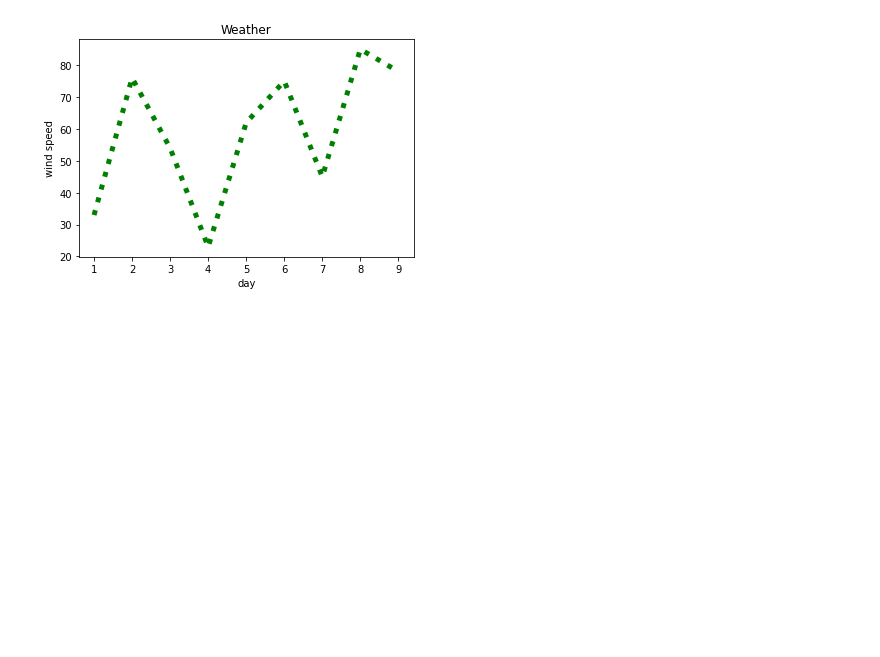
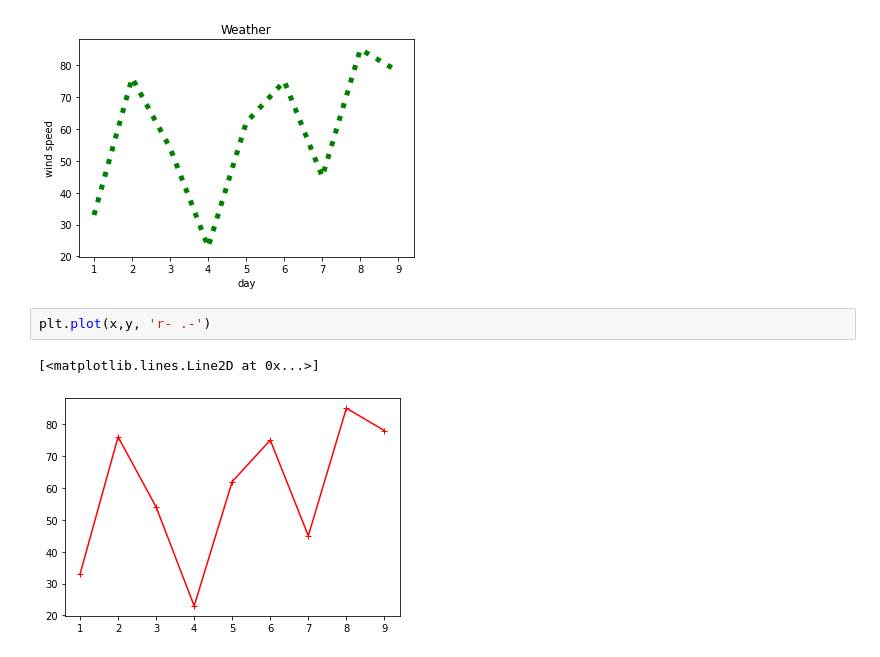
Before and after one commit to nikhil2008github/Data-ops, a Jupyter notebook: matplotlib.ipynb, the cells around one changed output. Saved outputs shown, nothing was run; the diff lists cells and outputs as text; blank space fills up the shorter version.

```diff
--- a/matplotlib.ipynb
+++ b/matplotlib.ipynb
@@ -31,3 +31,8 @@ plt.plot(x,y,color ='green', linewidth = 5, linestyle = "dotted")
 # %% [output]
 [<matplotlib.lines.Line2D at 0x...>]
 [figure]
+# %%
+plt.plot(x,y, 'r- .-')
+# %% [output]
+[<matplotlib.lines.Line2D at 0x...>]
+[figure, added]
```
Also changed, not shown: parts of 2 cells of this notebook.
